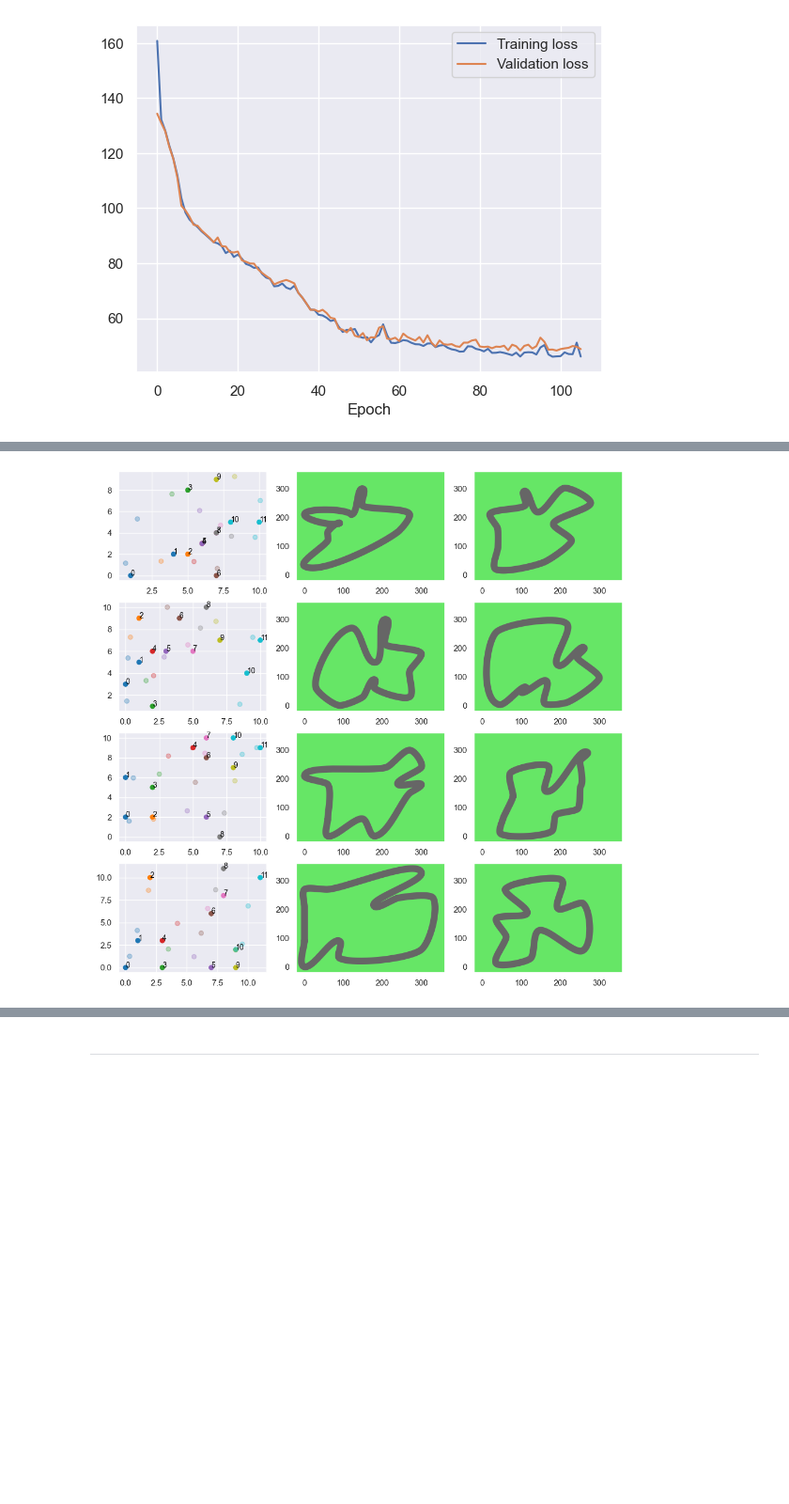
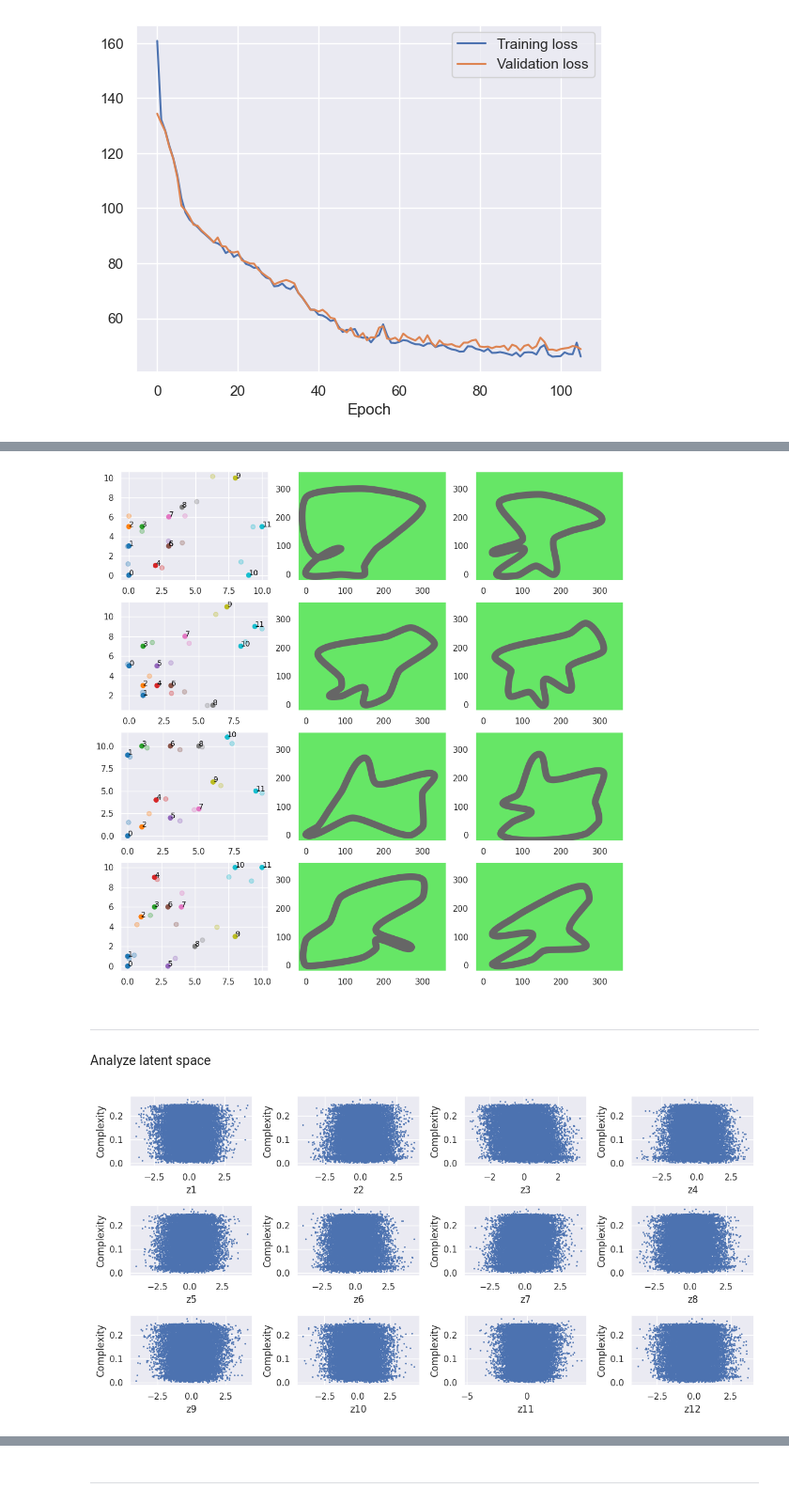
Before and after one commit to JuanJoseZapata/curriculum_learning_ws, a Jupyter notebook: scripts/track_generation/VAE_conditional.ipynb, the cells around one changed output, grey strips where cells are left out. Shown at 94% size. Drawn from its saved outputs; the diff is of its cells as text; code cells hidden in the pictures; blank space fills up the shorter version.

Commit message:
Add latent space analysis

```diff
--- a/scripts/track_generation/VAE_conditional.ipynb
+++ b/scripts/track_generation/VAE_conditional.ipynb
@@ -647,7 +647,7 @@ torch.save(vae_model.state_dict(), f"models/vae_points_h={hidden_dim}_z={latent_
 # %%
 input_dim = 12 *2
 hidden_dim = 2048
-latent_dim = 6
+latent_dim = 12
 device = torch.device('cuda' if torch.cuda.is_available() else 'cpu')
 
 # Load VAE model
@@ -709,4 +709,27 @@ for i in range(n_images):
     plot_track(track_recon)
     plt.grid()
 # %% [output]
-[figure, old version]
+[figure, new version]
+# %% [markdown]
+_____________
+# %% [markdown]
+Analyze latent space
+# %%
+# Encode X
+X_hat, mu, logvar = vae_model(torch.tensor(X).view(-1, 24).float().to(device))
+X_hat = X_hat.to('cpu').detach().numpy().reshape(-1, 12, 2)
+z = vae_model.reparameterize(mu, logvar).to('cpu').detach().numpy()
+# %%
+complexities = np.load("complexities.npy")
+# %%
+# Plot latent variables against complexity
+plt.figure(figsize=(12,6))
+
+for i in range(latent_dim):
+    plt.subplot(3, 4, i+1)
+    plt.scatter(z[:,i], complexities, s=1)
+    plt.xlabel(f"z{i+1}")
+    plt.ylabel("Complexity")
+plt.tight_layout()
+# %% [output]
+[figure, added]
```
Also changed, not shown: parts of 8 cells of this notebook.
